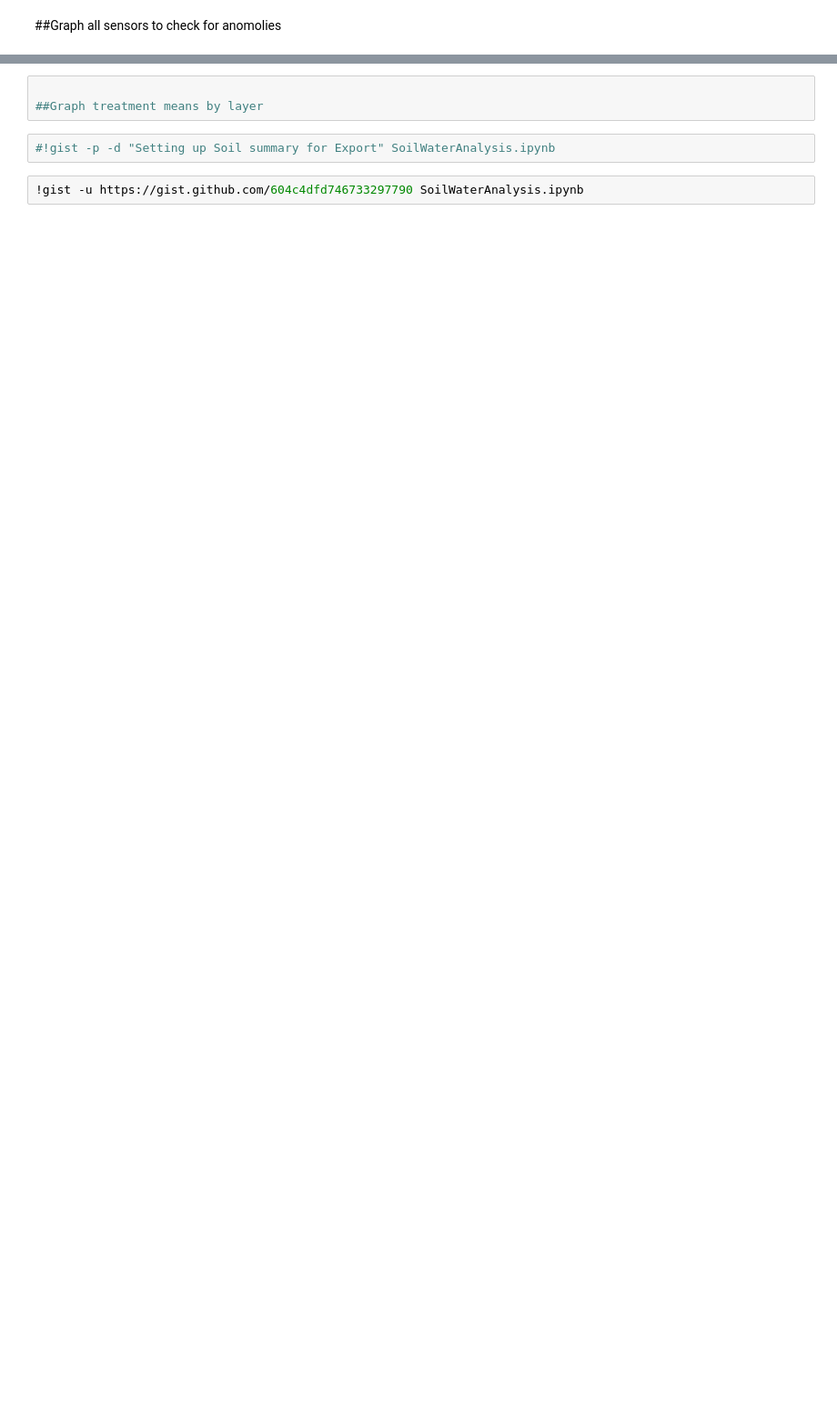
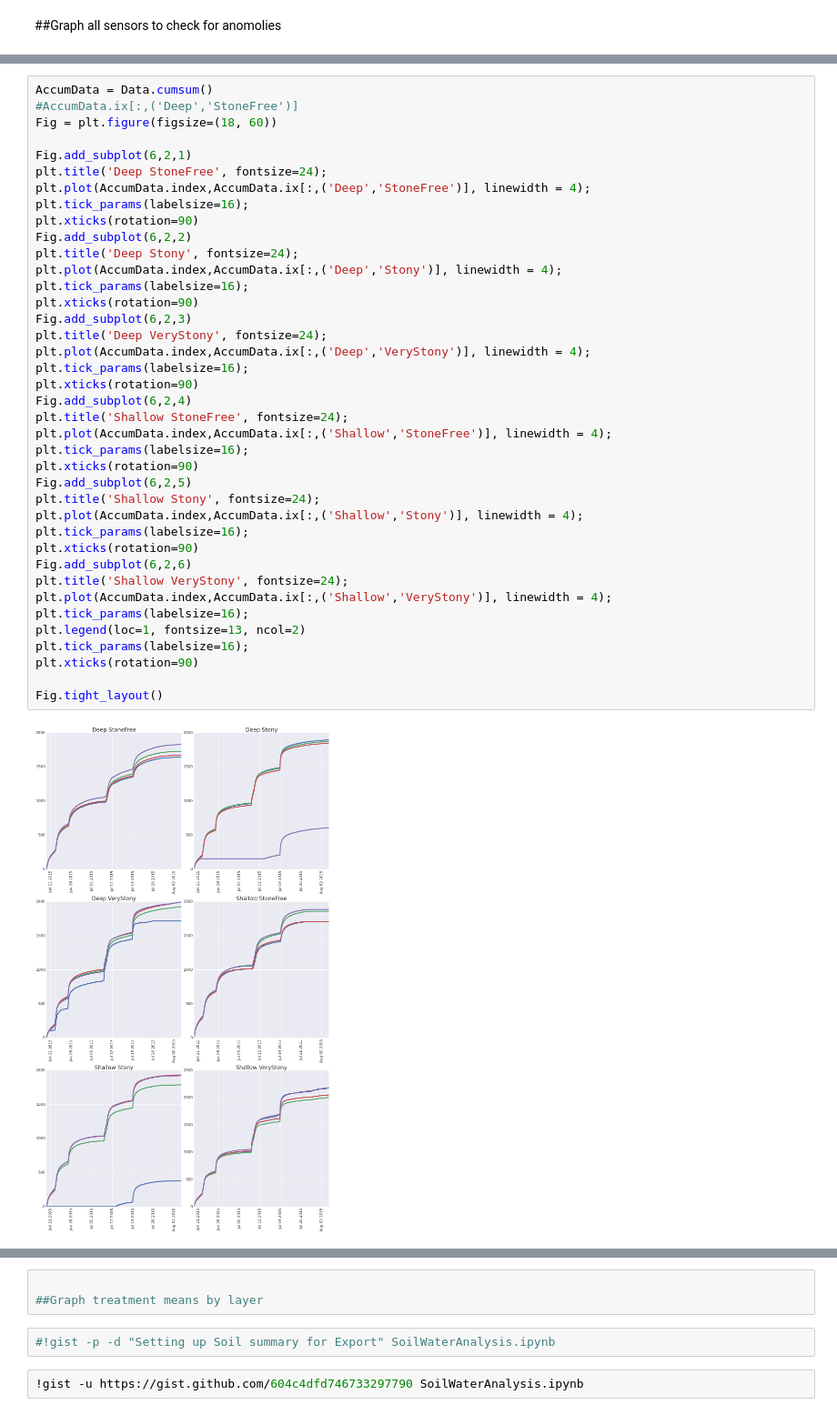
Before and after one commit to HamishBrownPFR/StonySoilLysimeters, a Jupyter notebook: DraiangeAnalysis.ipynb, the cells around one changed output, grey strips where cells are left out. Shown at 91% size. Saved outputs shown, nothing was run; the diff lists cells and outputs as text; blank space fills up the shorter version.

```diff
--- a/DraiangeAnalysis.ipynb
+++ b/DraiangeAnalysis.ipynb
@@ -102,0 +28,41 @@ Data.columns
+# %%
+AccumData = Data.cumsum()
+#AccumData.ix[:,('Deep','StoneFree')]
+Fig = plt.figure(figsize=(18, 60))
+
+Fig.add_subplot(6,2,1)
+plt.title('Deep StoneFree', fontsize=24);
+plt.plot(AccumData.index,AccumData.ix[:,('Deep','StoneFree')], linewidth = 4);
+plt.tick_params(labelsize=16);
+plt.xticks(rotation=90)
+Fig.add_subplot(6,2,2)
+plt.title('Deep Stony', fontsize=24);
+plt.plot(AccumData.index,AccumData.ix[:,('Deep','Stony')], linewidth = 4);
+plt.tick_params(labelsize=16);
+plt.xticks(rotation=90)
+Fig.add_subplot(6,2,3)
+plt.title('Deep VeryStony', fontsize=24);
+plt.plot(AccumData.index,AccumData.ix[:,('Deep','VeryStony')], linewidth = 4);
+plt.tick_params(labelsize=16);
+plt.xticks(rotation=90)
+Fig.add_subplot(6,2,4)
+plt.title('Shallow StoneFree', fontsize=24);
+plt.plot(AccumData.index,AccumData.ix[:,('Shallow','StoneFree')], linewidth = 4);
+plt.tick_params(labelsize=16);
+plt.xticks(rotation=90)
+Fig.add_subplot(6,2,5)
+plt.title('Shallow Stony', fontsize=24);
+plt.plot(AccumData.index,AccumData.ix[:,('Shallow','Stony')], linewidth = 4);
+plt.tick_params(labelsize=16);
+plt.xticks(rotation=90)
+Fig.add_subplot(6,2,6)
+plt.title('Shallow VeryStony', fontsize=24);
+plt.plot(AccumData.index,AccumData.ix[:,('Shallow','VeryStony')], linewidth = 4);
+plt.tick_params(labelsize=16);
+plt.legend(loc=1, fontsize=13, ncol=2)
+plt.tick_params(labelsize=16);
+plt.xticks(rotation=90)
+
+Fig.tight_layout()
+# %% [output]
+[figure, added]
```
Also changed, not shown: parts of 11 cells of this notebook, 8 other files.
